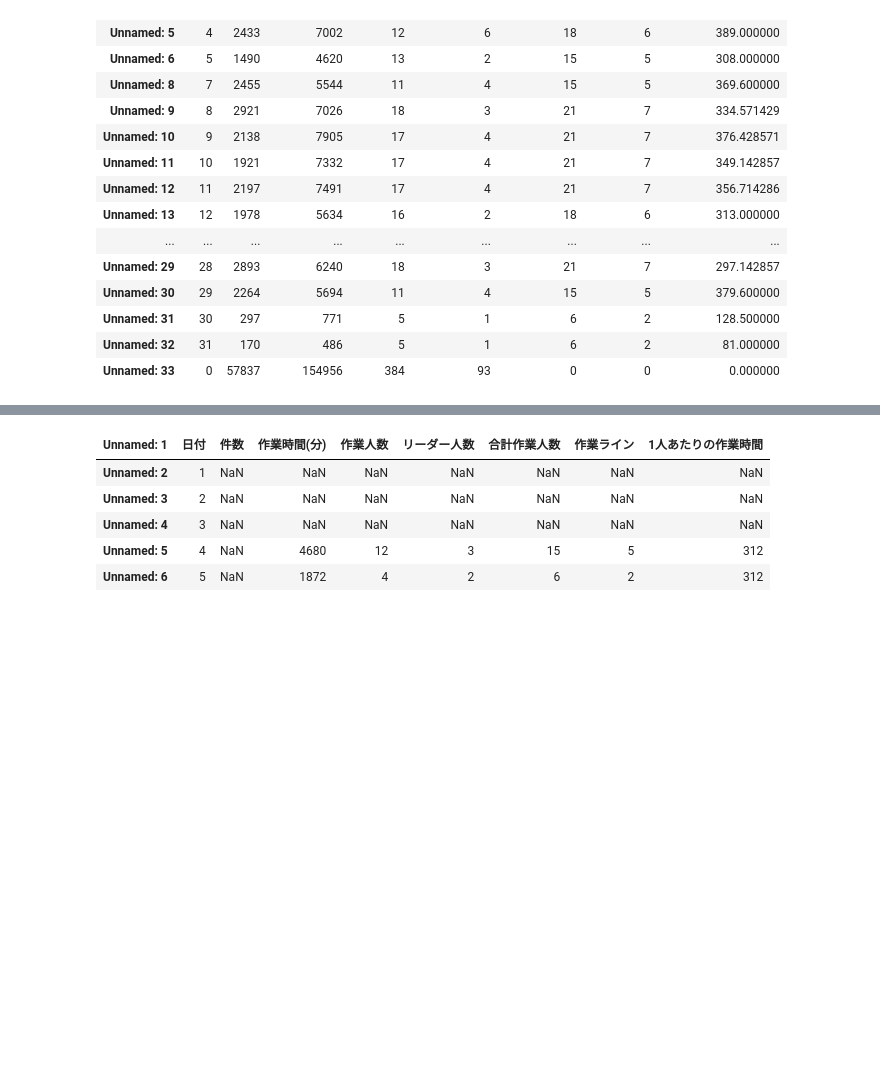
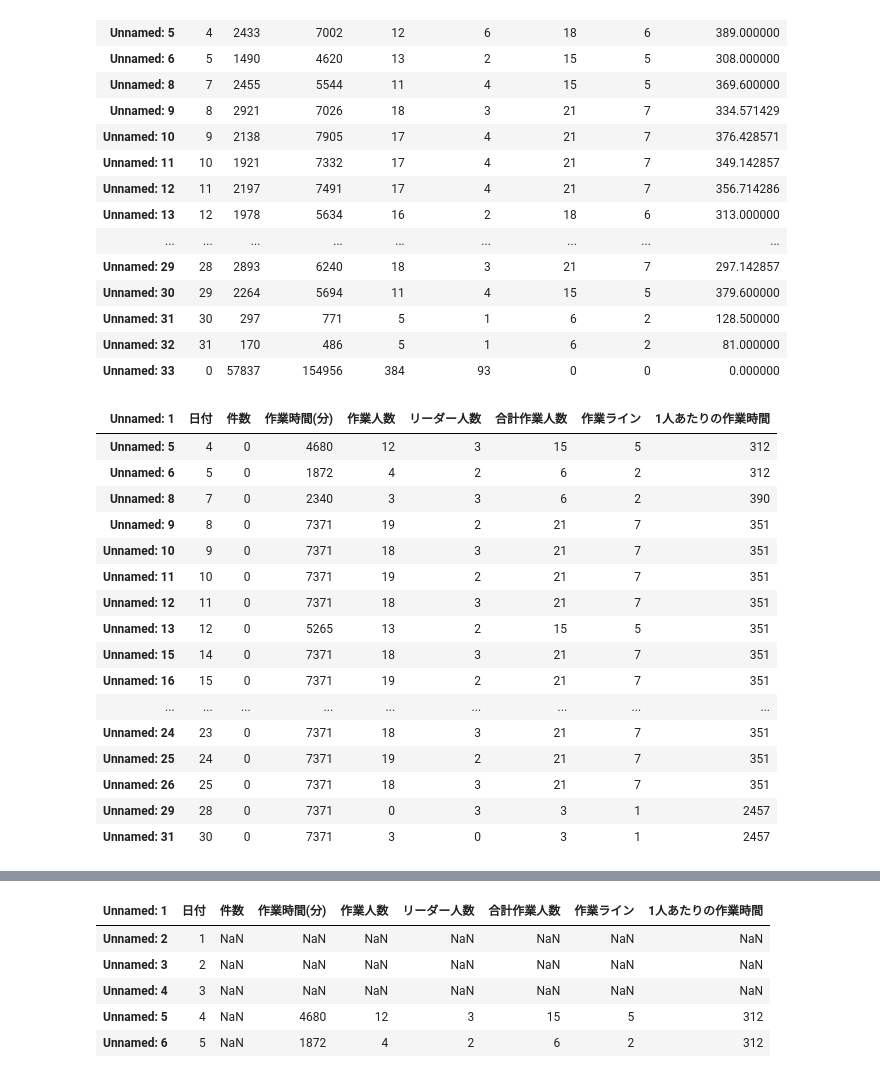
Before and after one commit to BLPparttime/orderpredict, a Jupyter notebook: yosoku/4predict.ipynb, the cells around one changed output, grey strips where cells are left out. Drawn from its saved outputs; the diff is of its cells as text; code cells hidden in the pictures; blank space fills up the shorter version.

```diff
--- a/yosoku/4predict.ipynb
+++ b/yosoku/4predict.ipynb
@@ -103,6 +103,53 @@ clean_logistics_data(file_path_10, sheet_name)
 | Unnamed: 31 | 30 | 297 | 771 | 5 | 1 | 6 | 2 | 128.500000 |
 | Unnamed: 32 | 31 | 170 | 486 | 5 | 1 | 6 | 2 | 81.000000 |
 | Unnamed: 33 | 0 | 57837 | 154956 | 384 | 93 | 0 | 0 | 0.000000 |
+# %%
+def clean_resource_data(file_path, sheet_name='実績昼'):
+    # Excelデータ読み込み
+    data = pd.read_excel(file_path, sheet_name=sheet_name)
+
+    # 行列を逆にして1行目を列名に
+    data = data.T
+    data.columns = data.iloc[1]
+    data = data.drop(data.index[[0, 1]])
+
+    # 不要な列を削除（例: 最初の2列と10, 11列目）
+    data = data.drop(data.columns[[0, 1, 10, 11]], axis=1)
+
+    # NaN を 0 に変換
+    data = data.fillna(0)
+
+    # 不要な行（31, 32行目）を削除
+    data = data.drop(data.index[[31, 32]])
+
+    # 「作業時間」を含む列を抽出
+    work_time_cols = [col for col in data.columns if '作業時間' in str(col)]
+
+
+    # いずれかの作業時間列が0の行を削除
+    data = data[~(data[work_time_cols] == 0).any(axis=1)]
+
+    return data
+# %%
+clean_resource_data(file_path_4, sheet_name)
+# %% [output]
+| Unnamed: 1 | 日付 | 件数 | 作業時間(分) | 作業人数 | リーダー人数 | 合計作業人数 | 作業ライン | 1人あたりの作業時間 |
+| Unnamed: 5 | 4 | 0 | 4680 | 12 | 3 | 15 | 5 | 312 |
+| Unnamed: 6 | 5 | 0 | 1872 | 4 | 2 | 6 | 2 | 312 |
+| Unnamed: 8 | 7 | 0 | 2340 | 3 | 3 | 6 | 2 | 390 |
+| Unnamed: 9 | 8 | 0 | 7371 | 19 | 2 | 21 | 7 | 351 |
+| Unnamed: 10 | 9 | 0 | 7371 | 18 | 3 | 21 | 7 | 351 |
+| Unnamed: 11 | 10 | 0 | 7371 | 19 | 2 | 21 | 7 | 351 |
+| Unnamed: 12 | 11 | 0 | 7371 | 18 | 3 | 21 | 7 | 351 |
+| Unnamed: 13 | 12 | 0 | 5265 | 13 | 2 | 15 | 5 | 351 |
+| Unnamed: 15 | 14 | 0 | 7371 | 18 | 3 | 21 | 7 | 351 |
+| Unnamed: 16 | 15 | 0 | 7371 | 19 | 2 | 21 | 7 | 351 |
+| ... | ... | ... | ... | ... | ... | ... | ... | ... |
+| Unnamed: 24 | 23 | 0 | 7371 | 18 | 3 | 21 | 7 | 351 |
+| Unnamed: 25 | 24 | 0 | 7371 | 19 | 2 | 21 | 7 | 351 |
+| Unnamed: 26 | 25 | 0 | 7371 | 18 | 3 | 21 | 7 | 351 |
+| Unnamed: 29 | 28 | 0 | 7371 | 0 | 3 | 3 | 1 | 2457 |
+| Unnamed: 31 | 30 | 0 | 7371 | 3 | 0 | 3 | 1 | 2457 |
 # %%
 # 行列を逆にする
 data_4 = data_4.T
```
